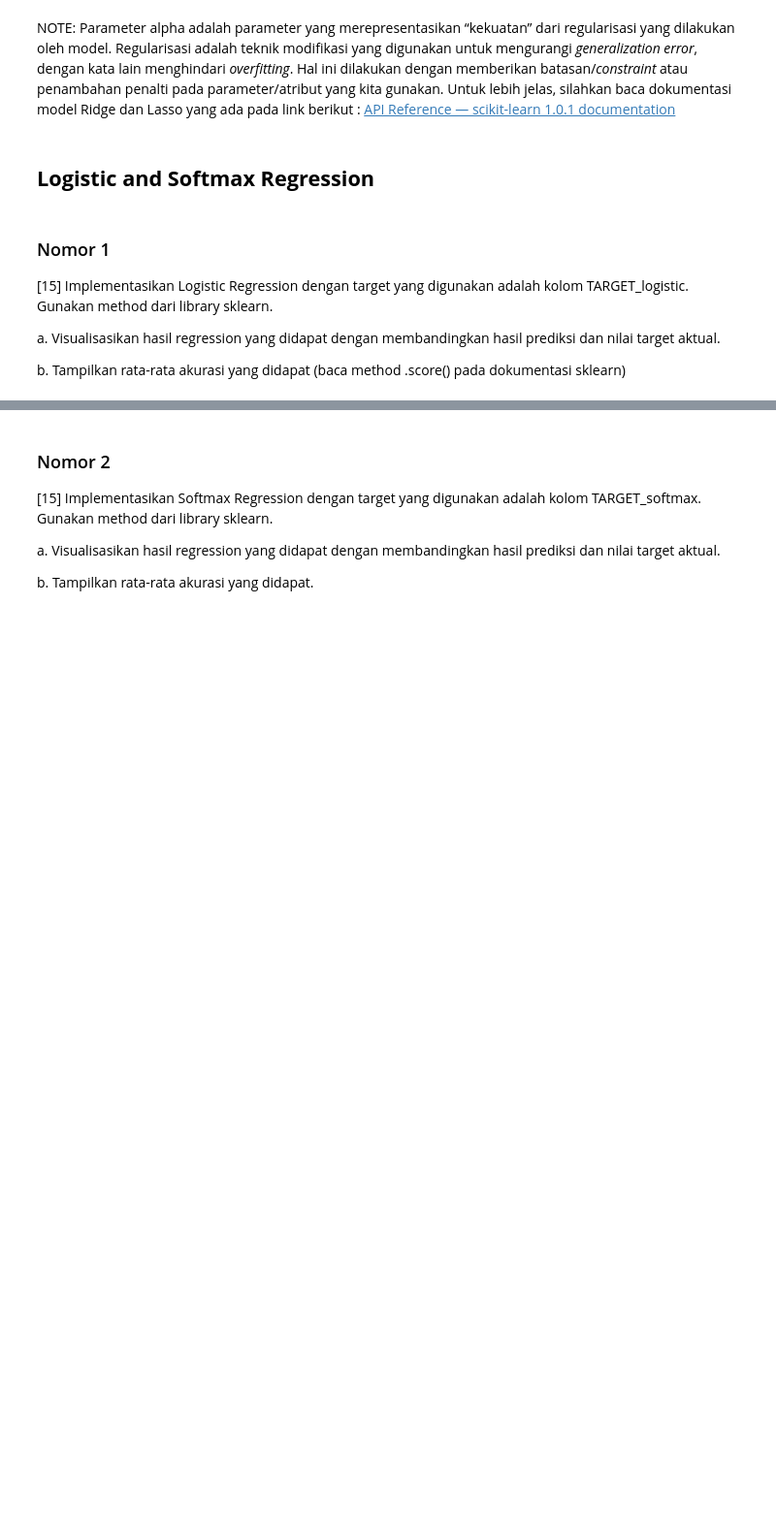
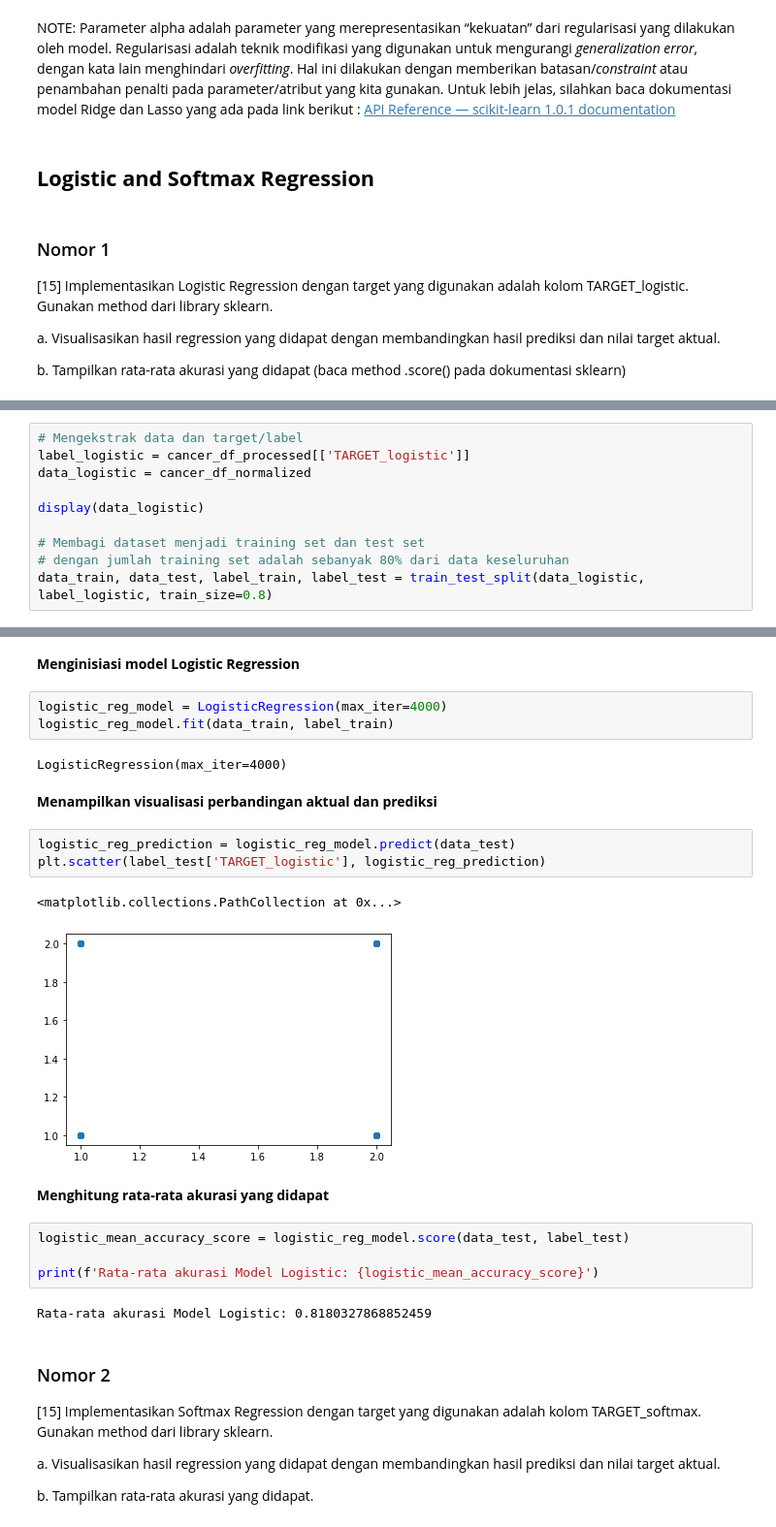
Before and after one commit to fahdikrie/kasdd212, a Jupyter notebook: Tugas/Tugas 3/D_Tugas3_1906398370_Fahdii Ajmalal Fikrie.ipynb, the cells around one changed output, grey strips where cells are left out. Shown at 97% size. Drawn from its saved outputs; the diff is of its cells as text; blank space fills up the shorter version.

```diff
--- a/Tugas/Tugas 3/D_Tugas3_1906398370_Fahdii Ajmalal Fikrie.ipynb
+++ b/Tugas/Tugas 3/D_Tugas3_1906398370_Fahdii Ajmalal Fikrie.ipynb
@@ -345,0 +469,10 @@ b. Tampilkan rata-rata akurasi yang didapat (baca method .score() pada dokumenta
+# %%
+# Mengekstrak data dan target/label
+label_logistic = cancer_df_processed[['TARGET_logistic']]
+data_logistic = cancer_df_normalized
+
+display(data_logistic)
+
+# Membagi dataset menjadi training set dan test set
+# dengan jumlah training set adalah sebanyak 80% dari data keseluruhan
+data_train, data_test, label_train, label_test = train_test_split(data_logistic, label_logistic, train_size=0.8)
@@ -346,3 +493,26 @@ b. Tampilkan rata-rata akurasi yang didapat (baca method .score() pada dokumenta
+# %% [markdown]
+**Menginisiasi model Logistic Regression**
+# %%
+logistic_reg_model = LogisticRegression(max_iter=4000)
+logistic_reg_model.fit(data_train, label_train)
+# %% [output]
+LogisticRegression(max_iter=4000)
+# %% [markdown]
+**Menampilkan visualisasi perbandingan aktual dan prediksi**
+# %%
+logistic_reg_prediction = logistic_reg_model.predict(data_test)
+plt.scatter(label_test['TARGET_logistic'], logistic_reg_prediction)
+# %% [output]
+<matplotlib.collections.PathCollection at 0x...>
+[figure, added]
+# %% [markdown]
+**Menghitung rata-rata akurasi yang didapat**
+# %%
+logistic_mean_accuracy_score = logistic_reg_model.score(data_test, label_test)
+
+print(f'Rata-rata akurasi Model Logistic: {logistic_mean_accuracy_score}')
+# %% [output]
+Rata-rata akurasi Model Logistic: 0.8180327868852459
 # %% [markdown]
 ### Nomor 2
 [15] Implementasikan Softmax Regression dengan target yang digunakan adalah kolom TARGET_softmax. Gunakan method dari library sklearn.
```
Also changed, not shown: parts of 39 cells of this notebook.
